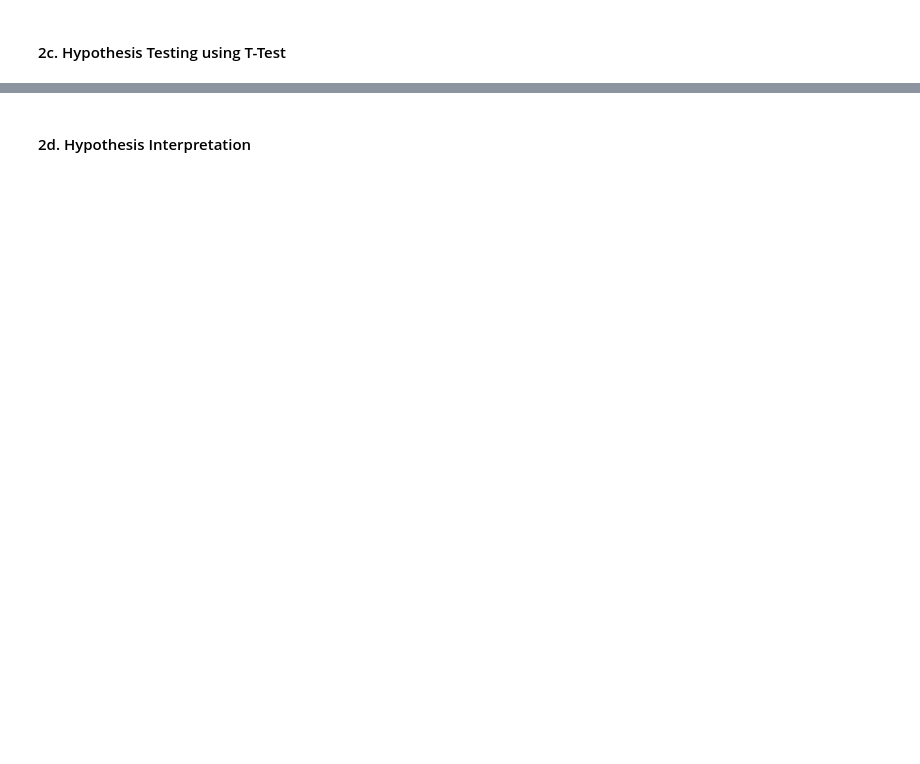
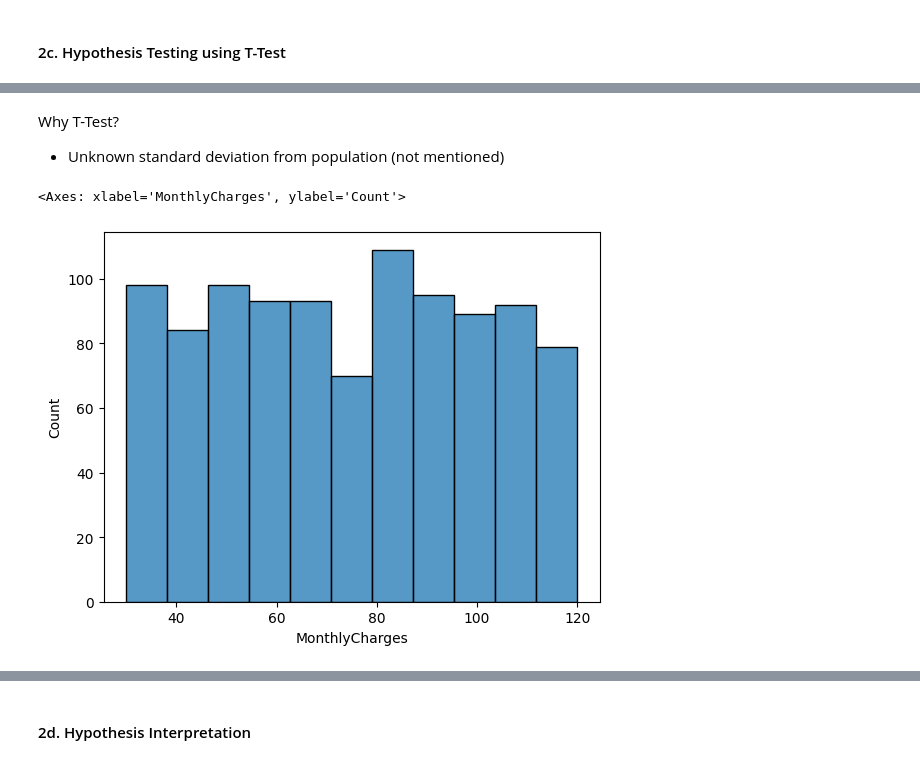
Before and after one commit to rzkybagaskara/telecom-customer-analysis, a Jupyter notebook: Customer_Churn_Analysis.ipynb, the cells around one changed output, grey strips where cells are left out. Cells and saved outputs as stored; diff of their text form; code cells hidden in the pictures; blank space fills up the shorter version.

```diff
--- a/Customer_Churn_Analysis.ipynb
+++ b/Customer_Churn_Analysis.ipynb
@@ -203,0 +252,9 @@ So, does that mean that the TotalCharges affect the Tenure of the customers? Let
+# %% [markdown]
+Why T-Test?
+- Unknown standard deviation from population (not mentioned)
+# %%
+#visualize the distribution for monthly charges and customer churn
+sns.histplot(df['MonthlyCharges'])
+# %% [output]
+<Axes: xlabel='MonthlyCharges', ylabel='Count'>
+[figure, added]
```
Also changed, not shown: parts of 30 cells of this notebook.
